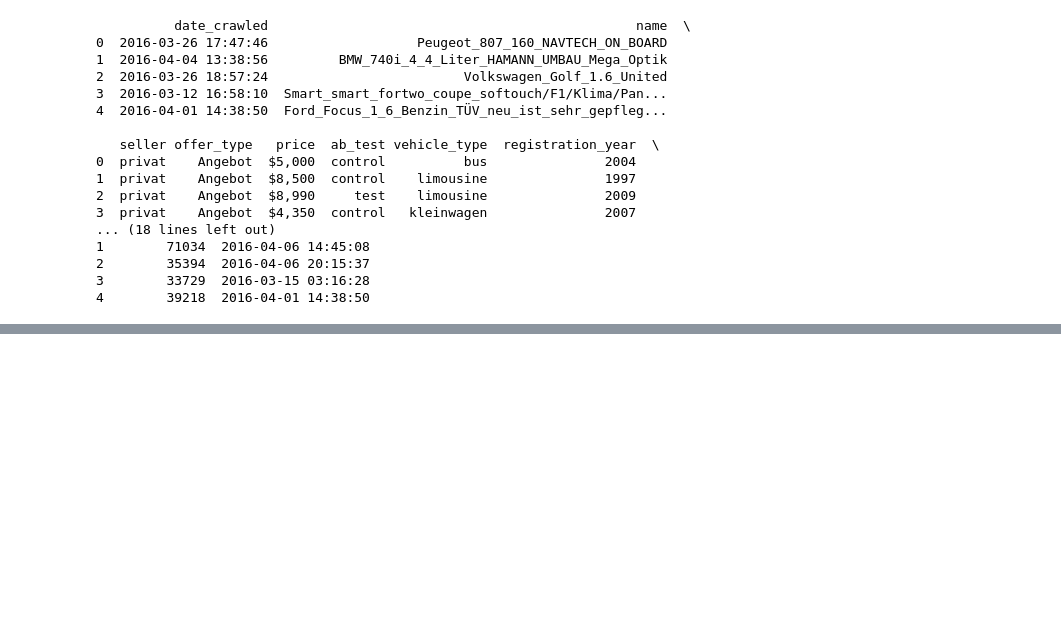
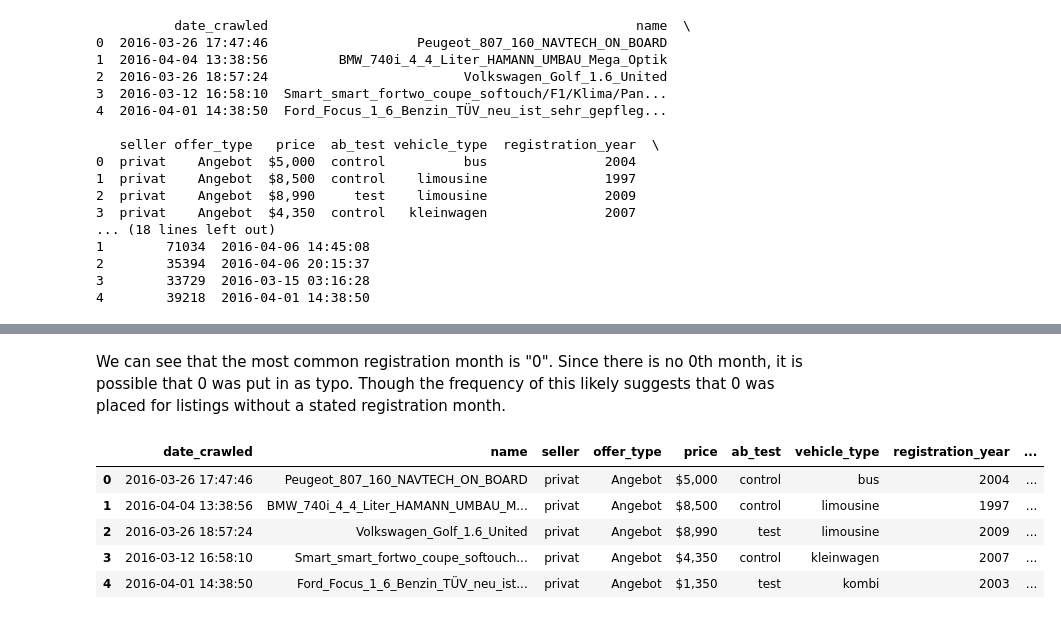
Before and after one commit to AsirShahid/Data-Scientist-in-Python-DataQuest, a Jupyter notebook: Data Analysis and Visualization/Pandas and NumPy Fundamentals/Projects/Exploring Ebay Car Sales Data/Exploring Ebay Car Sales Data.ipynb, the cells around one changed output, grey strips where cells are left out. Cells and saved outputs as stored; diff of their text form; code cells hidden in the pictures; blank space fills up the shorter version.

```diff
--- a/Data Analysis and Visualization/Pandas and NumPy Fundamentals/Projects/Exploring Ebay Car Sales Data/Exploring Ebay Car Sales Data.ipynb
+++ b/Data Analysis and Visualization/Pandas and NumPy Fundamentals/Projects/Exploring Ebay Car Sales Data/Exploring Ebay Car Sales Data.ipynb
@@ -143,0 +158,2 @@ print(autos.head())
+# %%
+autos.drop("nr_of_pictures",axis=1,inplace=True)
@@ -143,0 +195,11 @@ print(autos.head())
+# %% [markdown]
+We can see that the most common registration month is "0". Since there is no 0th month, it is possible that 0 was put in as typo. Though the frequency of this likely suggests that 0 was placed for listings without a stated registration month.
+# %%
+autos.head()
+# %% [output]
+|  | date_crawled | name | seller | offer_type | price | ab_test | vehicle_type | registration_year | ... |
+| 0 | 2016-03-26 17:47:46 | Peugeot_807_160_NAVTECH_ON_BOARD | privat | Angebot | $5,000 | control | bus | 2004 | ... |
+| 1 | 2016-04-04 13:38:56 | BMW_740i_4_4_Liter_HAMANN_UMBAU_M... | privat | Angebot | $8,500 | control | limousine | 1997 | ... |
+| 2 | 2016-03-26 18:57:24 | Volkswagen_Golf_1.6_United | privat | Angebot | $8,990 | test | limousine | 2009 | ... |
+| 3 | 2016-03-12 16:58:10 | Smart_smart_fortwo_coupe_softouch... | privat | Angebot | $4,350 | control | kleinwagen | 2007 | ... |
+| 4 | 2016-04-01 14:38:50 | Ford_Focus_1_6_Benzin_TÜV_neu_ist... | privat | Angebot | $1,350 | test | kombi | 2003 | ... |
```
Also changed, not shown: parts of 14 cells of this notebook.
